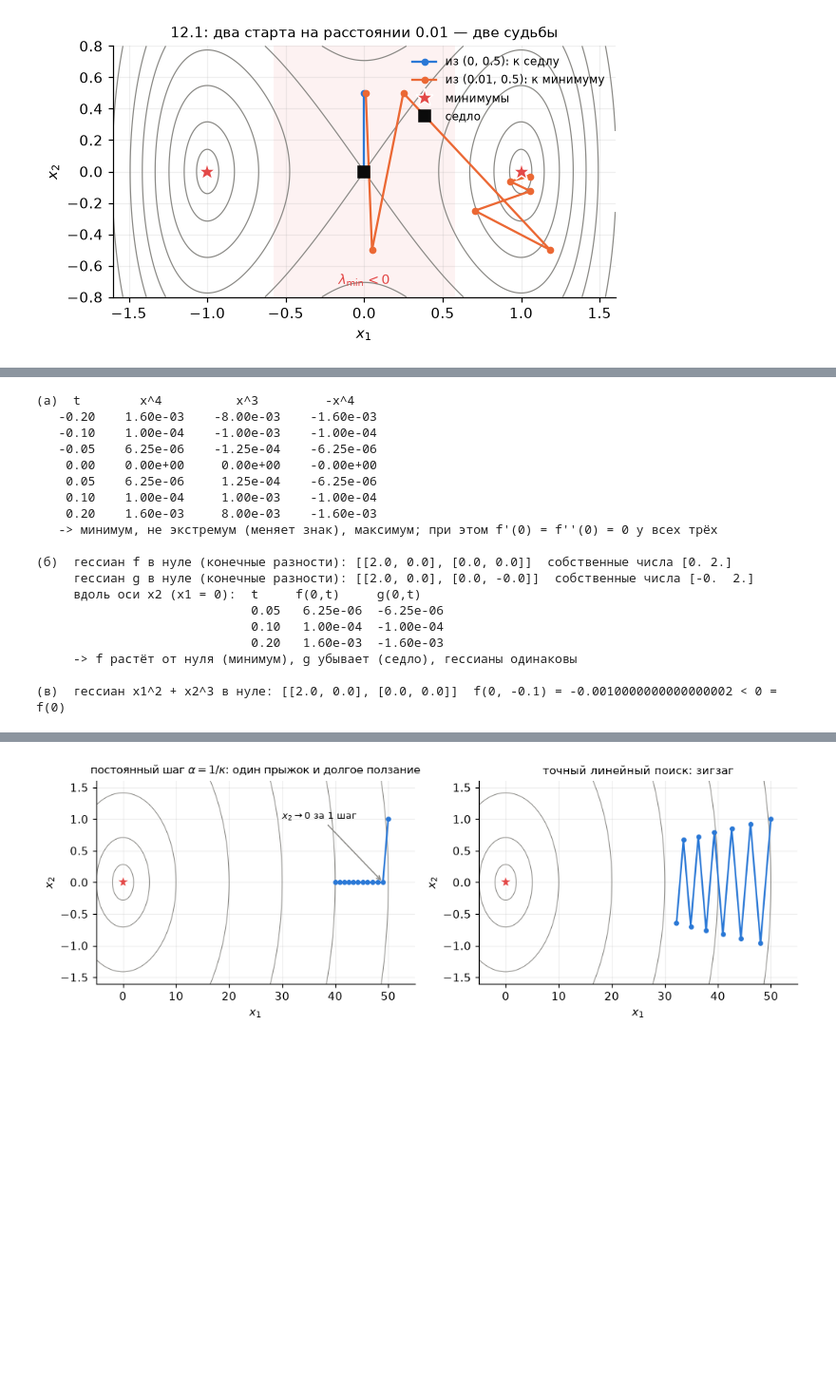
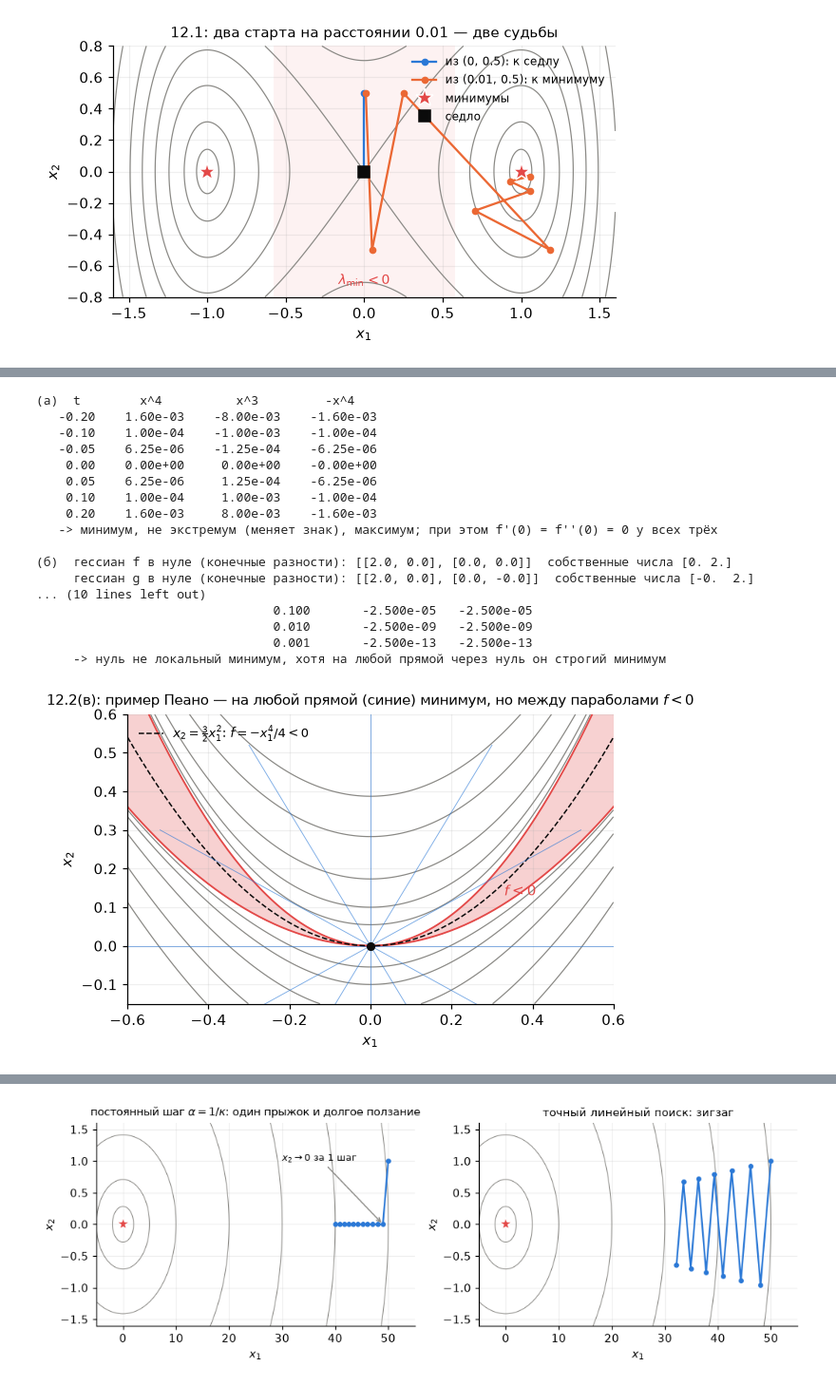
Before and after one commit to IlyaChichkanov/Numerical-Optimization, a Jupyter notebook: lectures/lecture04/exercises04.ipynb, the cells around one changed output, grey strips where cells are left out. Shown at 95% size. Cells and saved outputs as stored; diff of their text form; code cells hidden in the pictures; blank space fills up the shorter version.

```diff
--- a/lectures/lecture04/exercises04.ipynb
+++ b/lectures/lecture04/exercises04.ipynb
@@ -153,10 +170,27 @@ for t in (0.05, 0.1, 0.2):
     print(f"                             {t:4.2f}  {f2([0, t]):9.2e}  {g2([0, t]):9.2e}")
 print("     -> f растёт от нуля (минимум), g убывает (седло), гессианы одинаковы")
 
-# (в): x1^2 + x2^3 — гессиан diag(2, 0), ноль не минимум
-f3 = lambda x: x[0] ** 2 + x[1] ** 3
+# (в): пример Пеано
+fp = lambda x: (x[1] - x[0] ** 2) * (x[1] - 2 * x[0] ** 2)
+gp = lambda x: np.array([-6 * x[0] * x[1] + 8 * x[0] ** 3, 2 * x[1] - 3 * x[0] ** 2])
+grad_num = lambda F, x, h=1e-6: np.array([(F(x + h * e) - F(x - h * e)) / (2 * h) for e in np.eye(2)])
 print()
-print("(в)  гессиан x1^2 + x2^3 в нуле:", hess_num(f3, z).round(6).tolist(), " f(0, -0.1) =", f3([0, -0.1]), "< 0 = f(0)")
+print("(в)  Пеано: grad f(0) аналитически", gp(z), " конечные разности", grad_num(fp, z).round(10))
+print("     hess f(0) конечные разности:", hess_num(fp, z).round(6).tolist(), " = diag(0, 2), собственные числа", np.linalg.eigvalsh(hess_num(fp, z)).round(6))
+# вдоль десятка прямых через нуль f > 0 при 0 < |t| <= 0.1
+ts = np.r_[-np.logspace(-3, -1, 7), np.logspace(-3, -1, 7)]
+ok = True
+for th in np.linspace(0, np.pi, 11)[:-1]:
+    d = np.array([np.cos(th), np.sin(th)])
+    ok &= all(fp(t * d) > 0 for t in ts)
+print(f"     вдоль 10 прямых через нуль (углы 0, 18, ..., 162 градусов) при 0 < |t| <= 0.1: везде f > 0 — {ok}")
+assert ok
+# ...но между параболами f < 0 сколь угодно близко к нулю
+print("     на параболе x2 = 1.5 x1^2:  x1        f(x1, 1.5 x1^2)   -x1^4/4")
+for t in (0.1, 0.01, 0.001):
+    print(f"                                {t:5.3f}   {fp(np.array([t, 1.5 * t * t])):14.3e}   {-t ** 4 / 4:10.3e}")
+assert all(fp(np.array([t, 1.5 * t * t])) < 0 for t in (0.1, 0.01, 0.001))
+print("     -> нуль не локальный минимум, хотя на любой прямой через нуль он строгий минимум")
 # %% [output]
 (а)  t        x^4          x^3         -x^4
    -0.20    1.60e-03    -8.00e-03    -1.60e-03
@@ -170,13 +204,30 @@ print("(в)  гессиан x1^2 + x2^3 в нуле:", hess_num(f3, z).round(6).
 
 (б)  гессиан f в нуле (конечные разности): [[2.0, 0.0], [0.0, 0.0]]  собственные числа [0. 2.]
      гессиан g в нуле (конечные разности): [[2.0, 0.0], [0.0, -0.0]]  собственные числа [-0.  2.]
-     вдоль оси x2 (x1 = 0):  t     f(0,t)     g(0,t)
-                             0.05   6.25e-06  -6.25e-06
-                             0.10   1.00e-04  -1.00e-04
-                             0.20   1.60e-03  -1.60e-03
-     -> f растёт от нуля (минимум), g убывает (седло), гессианы одинаковы
-
-(в)  гессиан x1^2 + x2^3 в нуле: [[2.0, 0.0], [0.0, 0.0]]  f(0, -0.1) = -0.0010000000000000002 < 0 = f(0)
+... (10 lines left out)
+                                0.100       -2.500e-05   -2.500e-05
+                                0.010       -2.500e-09   -2.500e-09
+                                0.001       -2.500e-13   -2.500e-13
+     -> нуль не локальный минимум, хотя на любой прямой через нуль он строгий минимум
+# %%
+xx, yy = np.meshgrid(np.linspace(-0.6, 0.6, 400), np.linspace(-0.15, 0.6, 400))
+zz = (yy - xx ** 2) * (yy - 2 * xx ** 2)
+fig, ax = plt.subplots(figsize=(6, 3.6))
+ax.contourf(xx, yy, zz, levels=[zz.min(), 0], colors=[RED], alpha=0.25)
+ax.contour(xx, yy, zz, levels=np.r_[0.003, 0.01, 0.03, 0.08, 0.15], colors=GRAY, linewidths=0.8)
+xs = np.linspace(-0.6, 0.6, 200)
+ax.plot(xs, xs ** 2, color=RED, lw=1.2); ax.plot(xs, 2 * xs ** 2, color=RED, lw=1.2)
+ax.plot(xs, 1.5 * xs ** 2, "--", color=INK, lw=1, label="$x_2=\\frac{3}{2}x_1^2$: $f=-x_1^4/4<0$")
+for th in np.linspace(0, np.pi, 7)[:-1]:
+    ax.plot([-0.6 * np.cos(th), 0.6 * np.cos(th)], [-0.6 * np.sin(th), 0.6 * np.sin(th)], color=BLUE, lw=0.6, alpha=0.6)
+ax.plot(0, 0, "o", color=INK, ms=5)
+ax.text(0.33, 0.13, "$f<0$", color=RED, fontsize=10)
+ax.set_xlim(-0.6, 0.6); ax.set_ylim(-0.15, 0.6)
+ax.set_xlabel("$x_1$"); ax.set_ylabel("$x_2$"); ax.legend(fontsize=8.5, loc="upper left")
+ax.set_title("12.2(в): пример Пеано — на любой прямой (синие) минимум, но между параболами $f<0$", fontsize=9.5)
+plt.show()
+# %% [output]
+[figure, added]
 # %% [markdown]
 ## 12.3. Градиентный спуск на квадратичной: множитель сжатия и зигзаг
 
```
Also changed, not shown: parts of 27 cells of this notebook, 2 other files.
